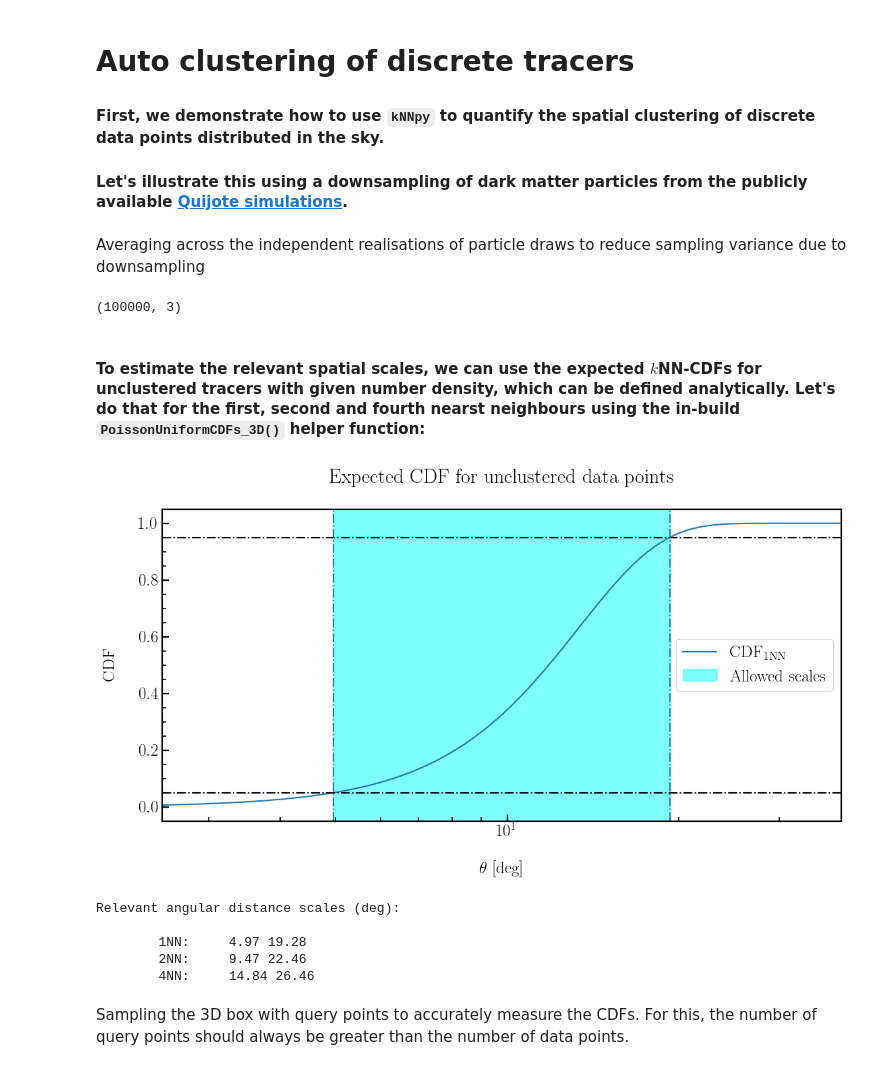
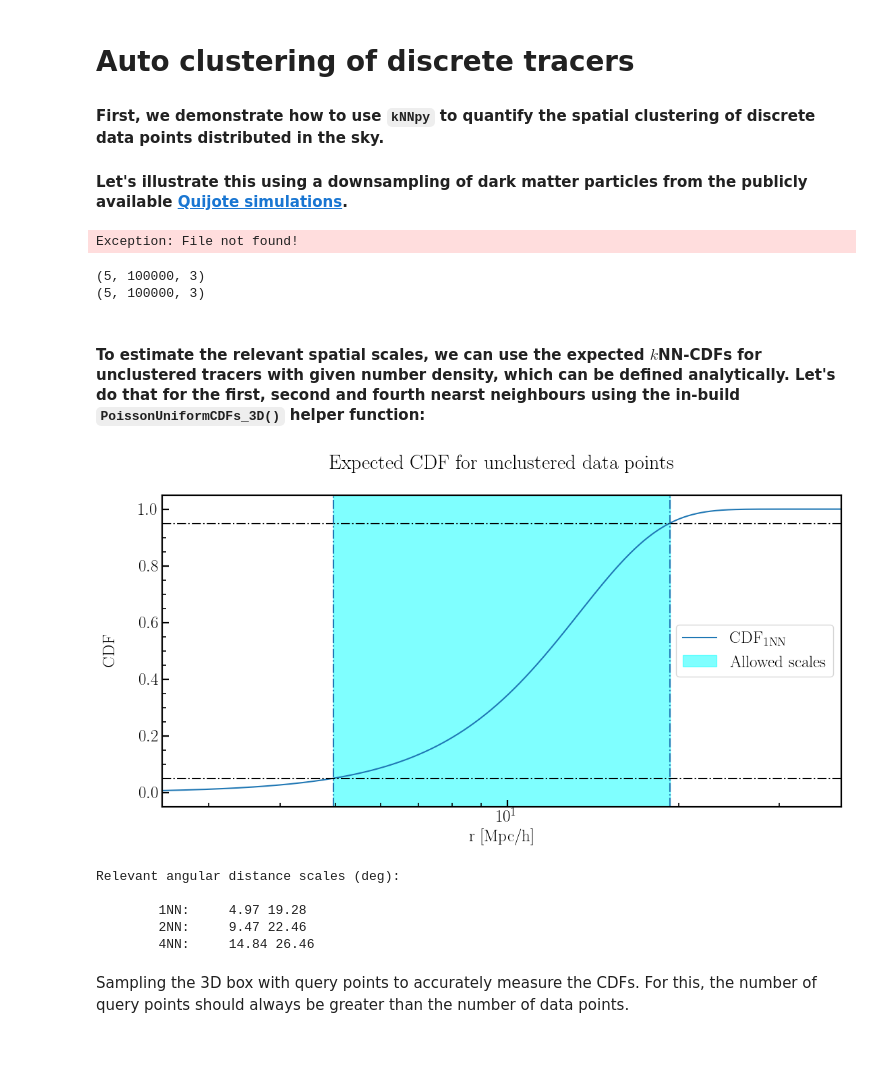
Before and after one commit to vikhyat108/kNNpy, a Jupyter notebook: Tutorials/TracerAutokNN3D.ipynb, the cells around one changed output. Drawn from its saved outputs; the diff is of its cells as text; code cells hidden in the pictures.

Commit message:
Changes to the TracerAuto3D notebook and added the download pipeline for snaps

```diff
--- a/Tutorials/TracerAutokNN3D.ipynb
+++ b/Tutorials/TracerAutokNN3D.ipynb
@@ -77,15 +83,18 @@ BrightColors = ['cyan', 'yellow', 'lime', 'pink', '#E0B0FF']
 
 #### Let's illustrate this using a downsampling of dark matter particles from the publicly available [Quijote simulations](https://quijote-simulations.readthedocs.io/en/latest/).
 # %%
-pos_array_1 = Datasets.Sample3DTracersFromQuijoteBox('particles', 1, 100000)
-randoms = Datasets.Sample3DPoissonTracers(1, 100000)
+pos_array_1 = Datasets.Sample3DTracersFromQuijoteBox('particles', 5, 100000, DataPath='/data/')
+randoms = Datasets.Sample3DPoissonTracers(5, 100000)
+# %% [output]
+Exception: File not found!
-# %% [markdown]
-Averaging across the independent realisations of particle draws to reduce sampling variance due to downsampling
-# %%
-TracerPos = np.mean(pos_array_1, axis=0)
-print(TracerPos.shape)
-# %% [output]
-(100000, 3)
+# %%
+print(pos_array_1.shape)
+print(randoms.shape)
+
+n_sims = pos_array_1.shape[0]
+# %% [output]
+(5, 100000, 3)
+(5, 100000, 3)
 # %% [markdown]
 #### To estimate the relevant spatial scales, we can use the expected $k$NN-CDFs for unclustered tracers with given number density, which can be defined analytically. Let's do that for the first, second and fourth nearst neighbours using the in-build `PoissonUniformCDFs_3D()` helper function:
 # %%
@@ -114,35 +123,35 @@ for i, k in enumerate(k_List):
 #Let's plot the expected $k$NN-CDFs for the unclustered data
 plt.figure(figsize=(13,6))
 # for i, k in enumerate(k_List):
 #     plt.plot(np.rad2deg(bins[i]), Theoretical_Uniform_CDFs_test[i], label='CDF$_{{\\rm {}NN}}$'.format(k))
 i=0
 k=1
 plt.plot(bins[i], Theoretical_Uniform_CDFs_test[i], label='CDF$_{{\\rm {}NN}}$'.format(k))
 plt.axhline(0.05, ls='-.', c='k')
 plt.axhline(0.95, ls='-.', c='k')
 plt.axvline(bins[i][low_bin[i]], ls='-.', c=DefaultColorCycle[i])
 plt.axvline(bins[i][high_bin[i]], ls='-.', c=DefaultColorCycle[i])
 plt.axvspan(bins[i][low_bin[i]], bins[i][high_bin[i]], alpha=0.5, color=BrightColors[i], label=f'Allowed scales')
 plt.xlim([bins[0][low_bin[0]]*0.5, bins[0][high_bin[0]]*2])
 plt.title('Expected CDF for unclustered data points\n')
-plt.xlabel('\n$\\theta$ [deg]')
+plt.xlabel('r [Mpc/h]')
 plt.ylabel('CDF\n')
 plt.xscale('log')
 # plt.yscale('log')
 plt.legend()
 plt.show()
 plt.close()
 
 #Print out the scales
 print('Relevant angular distance scales (deg):\n')
 for i, k in enumerate(k_List):
     print(f'\t{k}NN:\t', '{:.2f}'.format(bins[i][low_bin[i]]), '{:.2f}'.format(bins[i][high_bin[i]]))
 # Uncomment lines below to print out the exact scales sampled
 # for i, k in enumerate(k_List):
 #     print(f'\nAngular distance bins for {k}NN-CDF: \n\n', np.rad2deg(sel_bins[i]))
 #     print(f'\nNumber of bins for {k}NN-CDF: ', len(sel_bins[i]))
 # %% [output]
-[figure, old version]
+[figure, new version]
 Relevant angular distance scales (deg):
 
         1NN:     4.97 19.28
```
Also changed, not shown: parts of 7 cells of this notebook, 3 other files.
